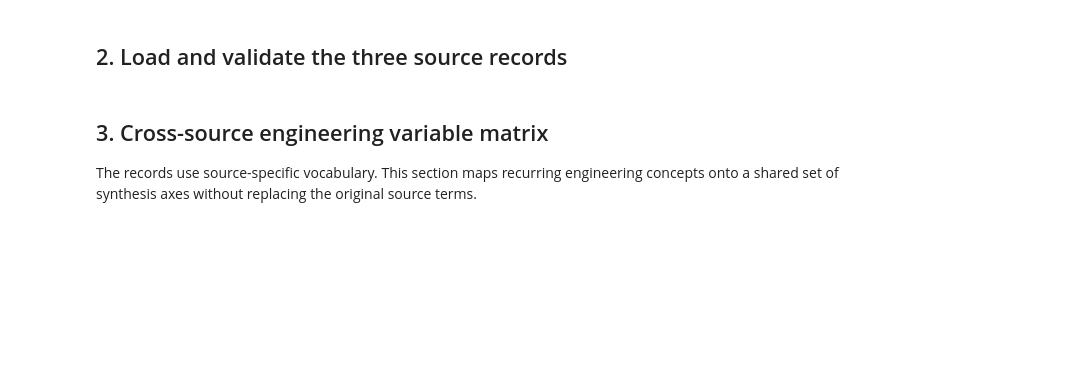
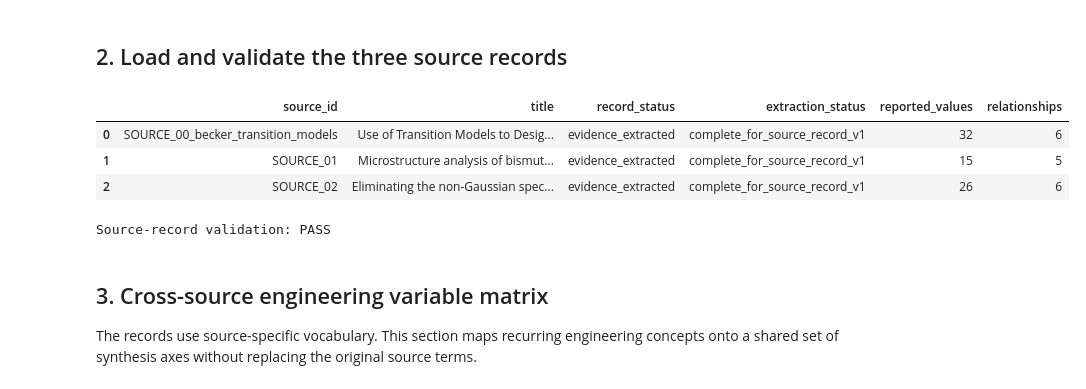
Before and after one commit to thinkthoughts/sensors-becker, a Jupyter notebook: notebooks/NB_01_ABSORBER_MANUFACTURING_SYNTHESIS.ipynb, the cells around one changed output. Saved outputs shown, nothing was run; the diff lists cells and outputs as text; code cells hidden in the pictures; blank space fills up the shorter version.

```diff
--- a/notebooks/NB_01_ABSORBER_MANUFACTURING_SYNTHESIS.ipynb
+++ b/notebooks/NB_01_ABSORBER_MANUFACTURING_SYNTHESIS.ipynb
@@ -126,42 +130,82 @@ print(f"Outputs   : {OUTPUT_DIR.relative_to(REPO_ROOT)}")
 def load_yaml(path: Path) -> dict:
     if not path.exists():
         raise FileNotFoundError(f"Missing source record: {path}")
+
     data = yaml.safe_load(path.read_text(encoding="utf-8"))
+
     if not isinstance(data, dict):
-        raise TypeError(f"{path.name}: expected one top-level mapping")
+        raise TypeError(
+            f"{path.name}: expected one top-level mapping"
+        )
+
     return data
 
 
 records = {}
+
 for filename in SOURCE_FILES:
     path = SOURCE_DIR / filename
     record = load_yaml(path)
+
     source_id = record.get("source_id")
+
     if not source_id:
-        raise KeyError(f"{filename}: missing source_id")
+        raise KeyError(
+            f"{filename}: missing source_id"
+        )
+
+    if source_id in records:
+        raise ValueError(
+            f"Duplicate source_id: {source_id}"
+        )
+
     records[source_id] = record
 
-expected = {"SOURCE_00", "SOURCE_01", "SOURCE_02"}
-if set(records) != expected:
+
+if len(records) != len(SOURCE_FILES):
     raise ValueError(
-        f"Expected {sorted(expected)}, loaded {sorted(records)}"
+        f"Expected {len(SOURCE_FILES)} source records, "
+        f"loaded {len(records)}."
     )
 
+
 status_rows = []
+
 for source_id, record in records.items():
     status_rows.append(
         {
             "source_id": source_id,
             "title": record.get("title", ""),
             "record_status": record.get("record_status", ""),
-            "extraction_status": record.get("extraction_status", ""),
-            "reported_values": len(record.get("reported_values", [])),
-            "relationships": len(record.get("engineering_relationships", [])),
+            "extraction_status": record.get(
+                "extraction_status",
+                "",
+            ),
+            "reported_values": len(
+                record.get("reported_values", [])
+            ),
+            "relationships": len(
+                record.get(
+                    "engineering_relationships",
+                    [],
+                )
+            ),
         }
     )
 
-status_df = pd.DataFrame(status_rows).sort_values("source_id")
+
+status_df = (
+    pd.DataFrame(status_rows)
+    .sort_values("source_id")
+    .reset_index(drop=True)
+)
+
 status_df
+# %% [output]
+|  | source_id | title | record_status | extraction_status | reported_values | relationships |
+| 0 | SOURCE_00_becker_transition_models | Use of Transition Models to Desig... | evidence_extracted | complete_for_source_record_v1 | 32 | 6 |
+| 1 | SOURCE_01 | Microstructure analysis of bismut... | evidence_extracted | complete_for_source_record_v1 | 15 | 5 |
+| 2 | SOURCE_02 | Eliminating the non-Gaussian spec... | evidence_extracted | complete_for_source_record_v1 | 26 | 6 |
 # %%
 incomplete = status_df[
     ~status_df["extraction_status"].astype(str).str.startswith("complete")
@@ -174,6 +218,8 @@ if not incomplete.empty:
     )
 
 print("Source-record validation: PASS")
+# %% [output]
+Source-record validation: PASS
 # %% [markdown]
 ## 3. Cross-source engineering variable matrix
 
```
Also changed, not shown: parts of 9 cells of this notebook.
